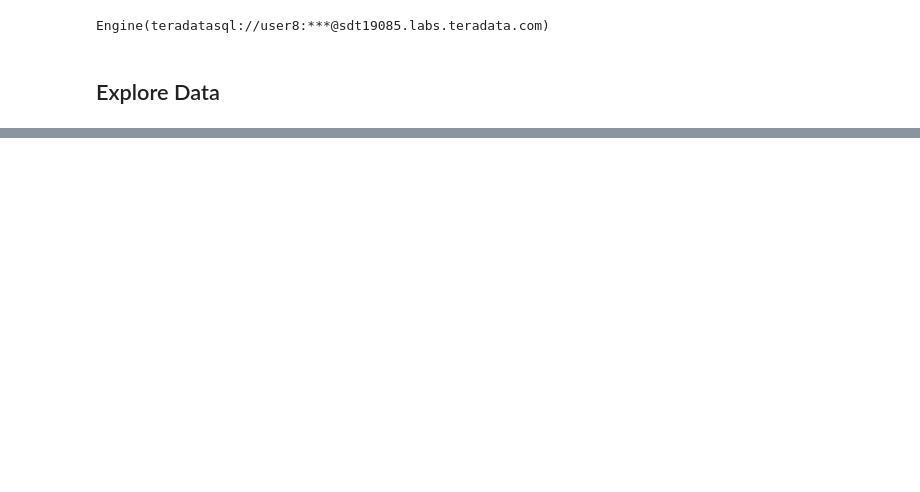
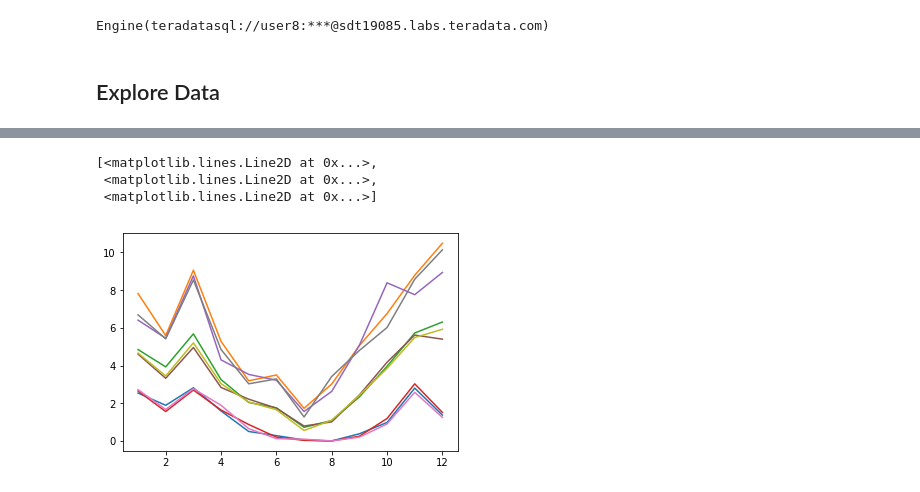
Before and after one commit to mtanco/mtanco.github.io, a Jupyter notebook: _jupyter/2018-10-25-rain-dance.ipynb, the cells around one changed output, grey strips where cells are left out. Saved outputs shown, nothing was run; the diff lists cells and outputs as text; code cells hidden in the pictures; blank space fills up the shorter version.

```diff
--- a/_jupyter/2018-10-25-rain-dance.ipynb
+++ b/_jupyter/2018-10-25-rain-dance.ipynb
@@ -80,0 +77,11 @@ plt.plot(df.iloc[:,0], df.iloc[:,1])
+# %%
+df['month'] = df['end_of_month'].map(lambda x: x.month)
+# %%
+plt.plot(df.groupby('month')['RG01'].agg([pd.np.min, pd.np.max, pd.np.mean]))
+plt.plot(df.groupby('month')['RG02'].agg([pd.np.min, pd.np.max, pd.np.mean]))
+plt.plot(df.groupby('month')['RG03'].agg([pd.np.min, pd.np.max, pd.np.mean]))
+# %% [output]
+[<matplotlib.lines.Line2D at 0x...>,
+ <matplotlib.lines.Line2D at 0x...>,
+ <matplotlib.lines.Line2D at 0x...>]
+[figure, added]
```
Also changed, not shown: parts of 14 cells of this notebook, 2 other files.
